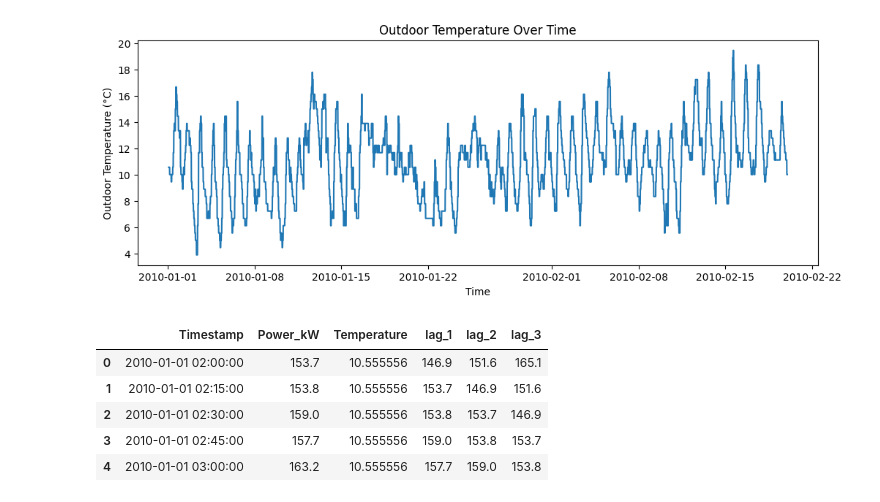
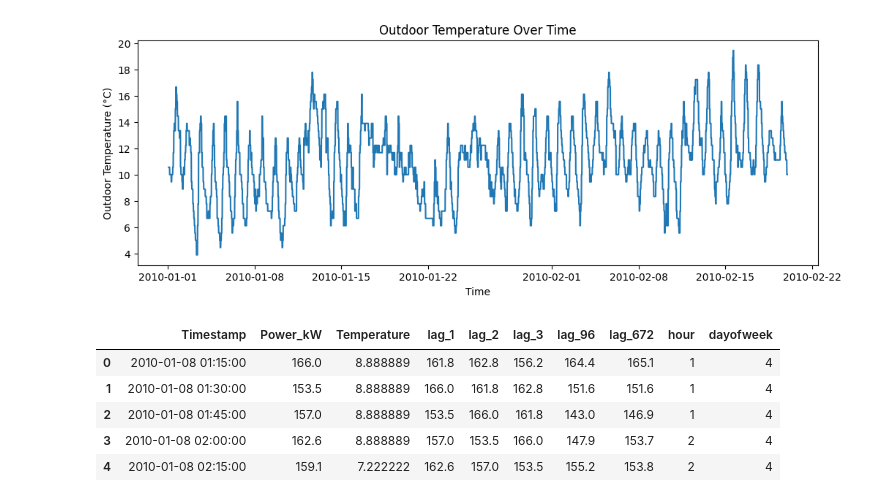
Before and after one commit to JayaSaiKishore7/Time_Series_Electricity_Forecasting, a Jupyter notebook: notebooks/EDA.ipynb, the cells around one changed output. Drawn from its saved outputs; the diff is of its cells as text; code cells hidden in the pictures.

```diff
--- a/notebooks/EDA.ipynb
+++ b/notebooks/EDA.ipynb
@@ -91,17 +98,36 @@ plt.title("Outdoor Temperature Over Time")
 plt.show()
 # %% [output]
 [figure]
+# %%
+fe = df.copy()
+fe["lag_1"] = fe["Power_kW"].shift(1)
+fe["lag_2"] = fe["Power_kW"].shift(2)
+fe["lag_3"] = fe["Power_kW"].shift(3)
+
+# Daily seasonality
+fe["lag_96"] = fe["Power_kW"].shift(96)
+
+# Weekly seasonality
+fe["lag_672"] = fe["Power_kW"].shift(96*7)
+
+# Time-based features
+fe["hour"] = fe["Timestamp"].dt.hour
+fe["dayofweek"] = fe["Timestamp"].dt.dayofweek
+
+fe = fe.dropna().reset_index(drop=True)
+
+fe.head()
+# %% [output]
+|  | Timestamp | Power_kW | Temperature | lag_1 | lag_2 | lag_3 | lag_96 | lag_672 | hour | dayofweek |
+| 0 | 2010-01-08 01:15:00 | 166.0 | 8.888889 | 161.8 | 162.8 | 156.2 | 164.4 | 165.1 | 1 | 4 |
+| 1 | 2010-01-08 01:30:00 | 153.5 | 8.888889 | 166.0 | 161.8 | 162.8 | 151.6 | 151.6 | 1 | 4 |
+| 2 | 2010-01-08 01:45:00 | 157.0 | 8.888889 | 153.5 | 166.0 | 161.8 | 143.0 | 146.9 | 1 | 4 |
+| 3 | 2010-01-08 02:00:00 | 162.6 | 8.888889 | 157.0 | 153.5 | 166.0 | 147.9 | 153.7 | 2 | 4 |
+| 4 | 2010-01-08 02:15:00 | 159.1 | 7.222222 | 162.6 | 157.0 | 153.5 | 155.2 | 153.8 | 2 | 4 |
 # %%
-df["lag_1"] = df["Power_kW"].shift(1)
-df["lag_2"] = df["Power_kW"].shift(2)
-df["lag_3"] = df["Power_kW"].shift(3)
-df = df.dropna().reset_index(drop=True)
+# df["lag_1"] = df["Power_kW"].shift(1)
+# df["lag_2"] = df["Power_kW"].shift(2)
+# df["lag_3"] = df["Power_kW"].shift(3)
+# df = df.dropna().reset_index(drop=True)
 
-df.head()
+# df.head()
-# %% [output]
-|  | Timestamp | Power_kW | Temperature | lag_1 | lag_2 | lag_3 |
-| 0 | 2010-01-01 02:00:00 | 153.7 | 10.555556 | 146.9 | 151.6 | 165.1 |
-| 1 | 2010-01-01 02:15:00 | 153.8 | 10.555556 | 153.7 | 146.9 | 151.6 |
-| 2 | 2010-01-01 02:30:00 | 159.0 | 10.555556 | 153.8 | 153.7 | 146.9 |
-| 3 | 2010-01-01 02:45:00 | 157.7 | 10.555556 | 159.0 | 153.8 | 153.7 |
-| 4 | 2010-01-01 03:00:00 | 163.2 | 10.555556 | 157.7 | 159.0 | 153.8 |
```
Also changed, not shown: parts of 18 cells of this notebook, 3 other files.
